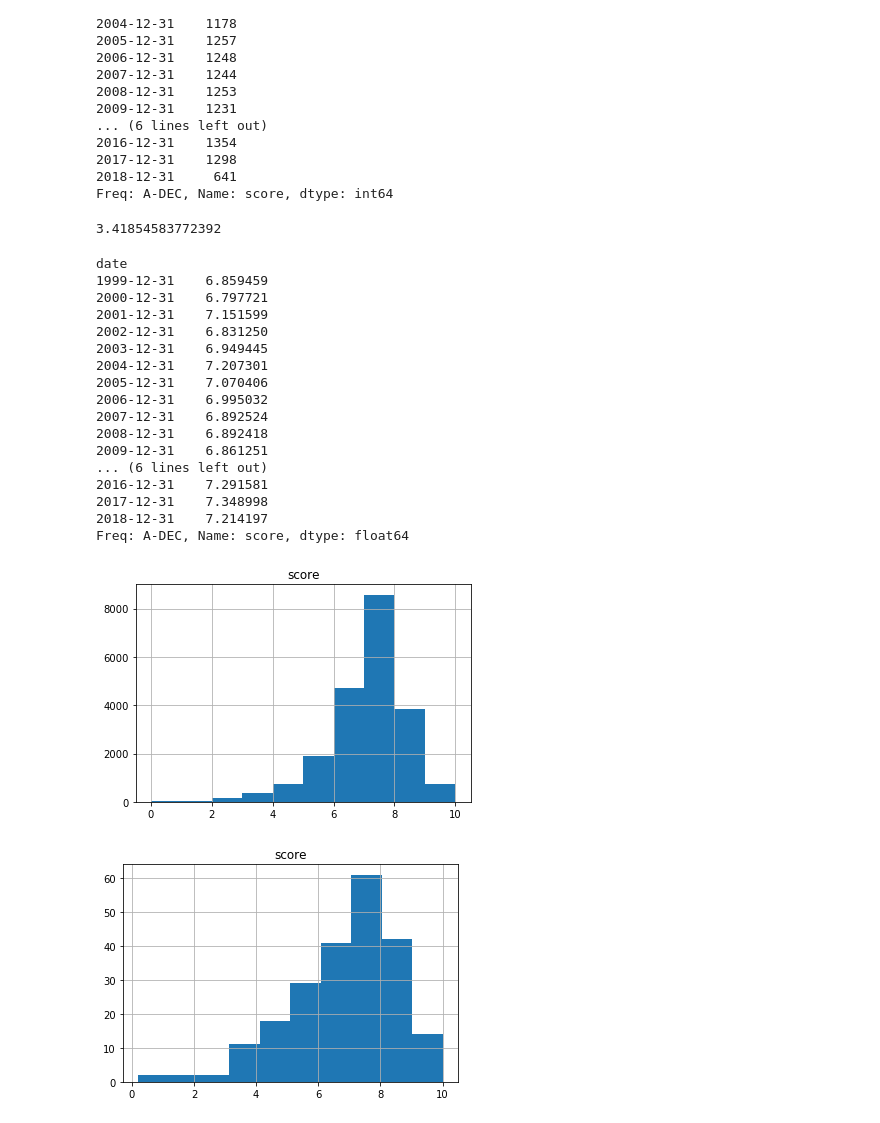
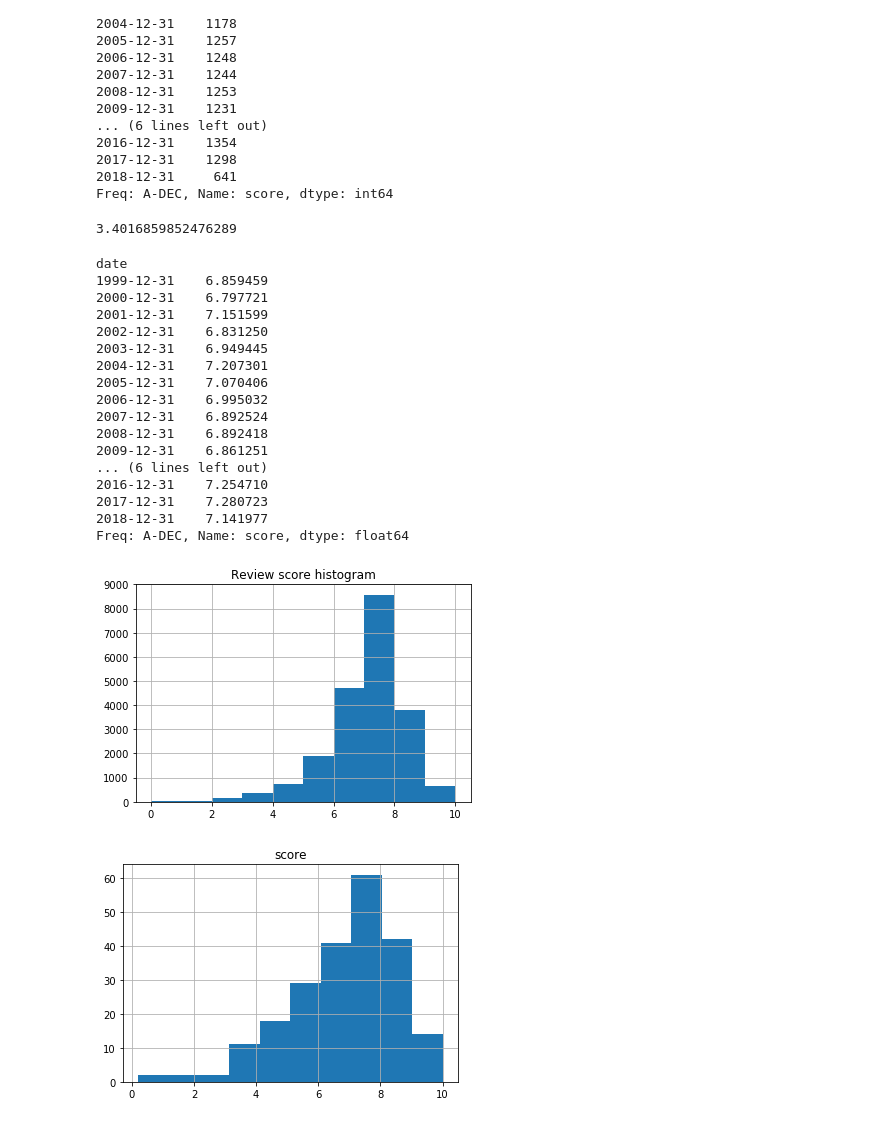
Before and after one commit to hbh3re/pitchfork, a Jupyter notebook: scrapy.ipynb, the cells around one changed output. Cells and saved outputs as stored; diff of their text form; code cells hidden in the pictures.

```diff
--- a/scrapy.ipynb
+++ b/scrapy.ipynb
@@ -147,0 +132,2 @@ reviews_csv['score'] = reviews_csv['score'].astype(float)
+# %%
+reviews_csv['day_of_week'] = reviews_csv['date'].dt.dayofweek
@@ -147,0 +147,3 @@ reviews_csv['score'] = reviews_csv['score'].astype(float)
+# %%
+sunday_drops = [x for x in reviews_csv[reviews_csv['day_of_week'] == 6].index.values if x < 2681]
+reviews_csv.drop(sunday_drops, inplace=True)
@@ -196,3 +212,8 @@ reviews_csv.loc[(reviews_csv['date'].dt.month==12) & (reviews_csv['date'].dt.yea
 | 8211 | Blue Slide Park | Mac Miller | 0 | 0 | 2011-12-08 | Jordan Sargent | 1.0 | https://pitchfork.com/reviews/alb... |
 | 8232 | Camp | Childish Gambino | 0 | 0 | 2011-12-02 | Ian Cohen | 1.6 | https://pitchfork.com/reviews/alb... |
 | 8237 | Ersatz G.B. | The Fall | 0 | 0 | 2011-12-01 | Douglas Wolk | 2.2 | https://pitchfork.com/reviews/alb... |
+# %%
+reviews_csv.set_index(reviews_csv['date']).resample('Y').mean()['score'].plot()
+plt.title('Mean per year')
+plt.savefig('annual_mean_alltime')
+plt.show()
@@ -232,7 +256,7 @@ import numpy as np
 np.mean(list(rev_count[6:19])) / 365
 # average 3.42 reviews per day since
 # %% [output]
-3.41854583772392
+3.4016859852476289
 # %%
 # last two years (2016, 2017) had the highest yearly means ever, with 2018 currently on pace to be third (re-check?)
 reviews_csv.set_index(reviews_csv['date']).resample('Y').mean()['score']
@@ -250,16 +274,18 @@ date
 2008-12-31    6.892418
 2009-12-31    6.861251
 ... (6 lines left out)
-2016-12-31    7.291581
-2017-12-31    7.348998
-2018-12-31    7.214197
+2016-12-31    7.254710
+2017-12-31    7.280723
+2018-12-31    7.141977
 Freq: A-DEC, Name: score, dtype: float64
 # %%
 # now want to see a distribution of scores
 reviews_csv.hist(column='score')
+plt.title('Review score histogram')
+plt.savefig('score_hist')
 plt.show()
 # %% [output]
-[figure, old version]
+[figure, new version]
 # %%
 # histograms each year are pretty consistent
 for idx, df, in reviews_csv.set_index(reviews_csv['date']).groupby(pd.Grouper(freq='Y')):
```
Also changed, not shown: parts of 17 cells of this notebook, 7 other files.
